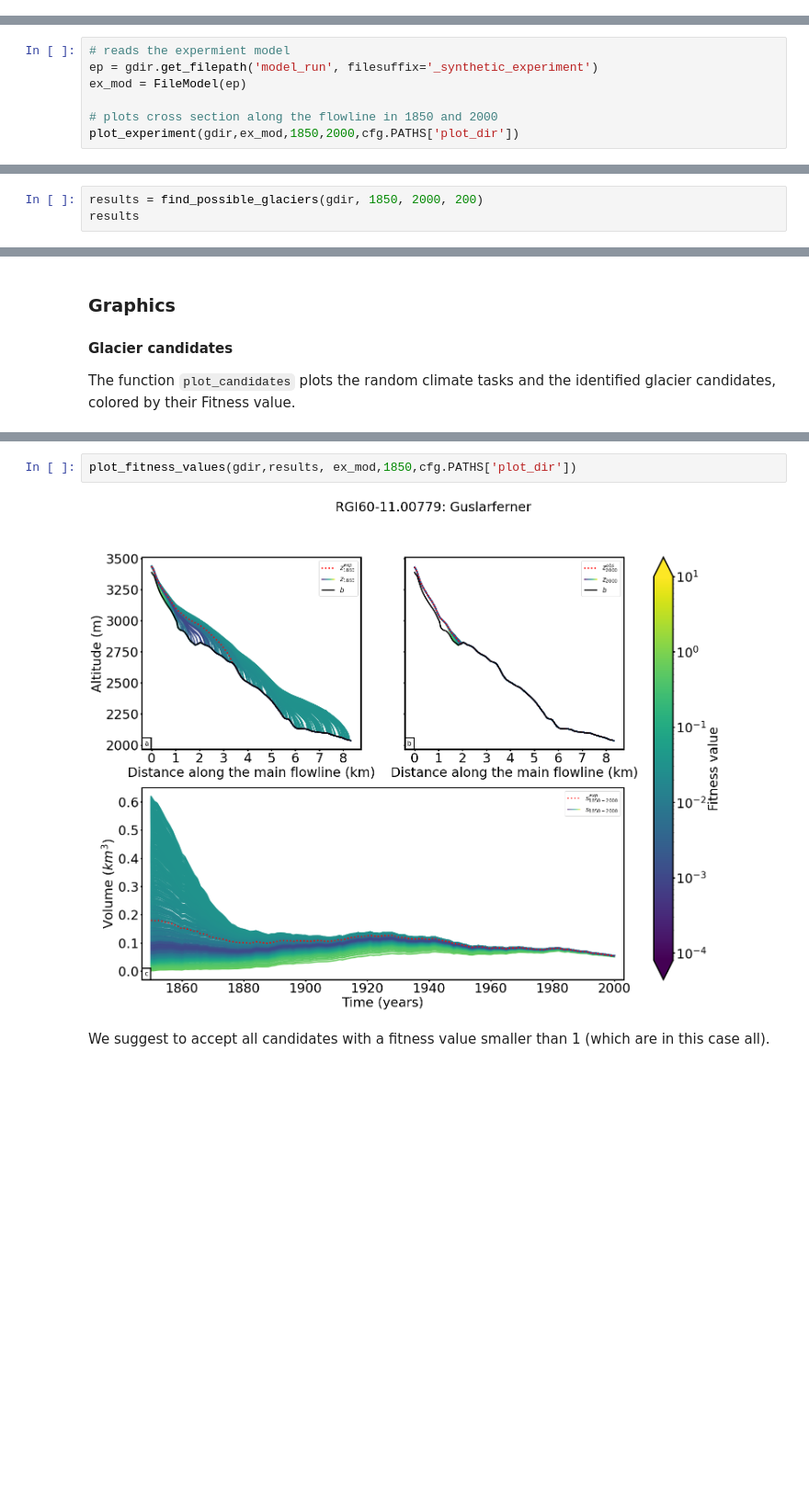
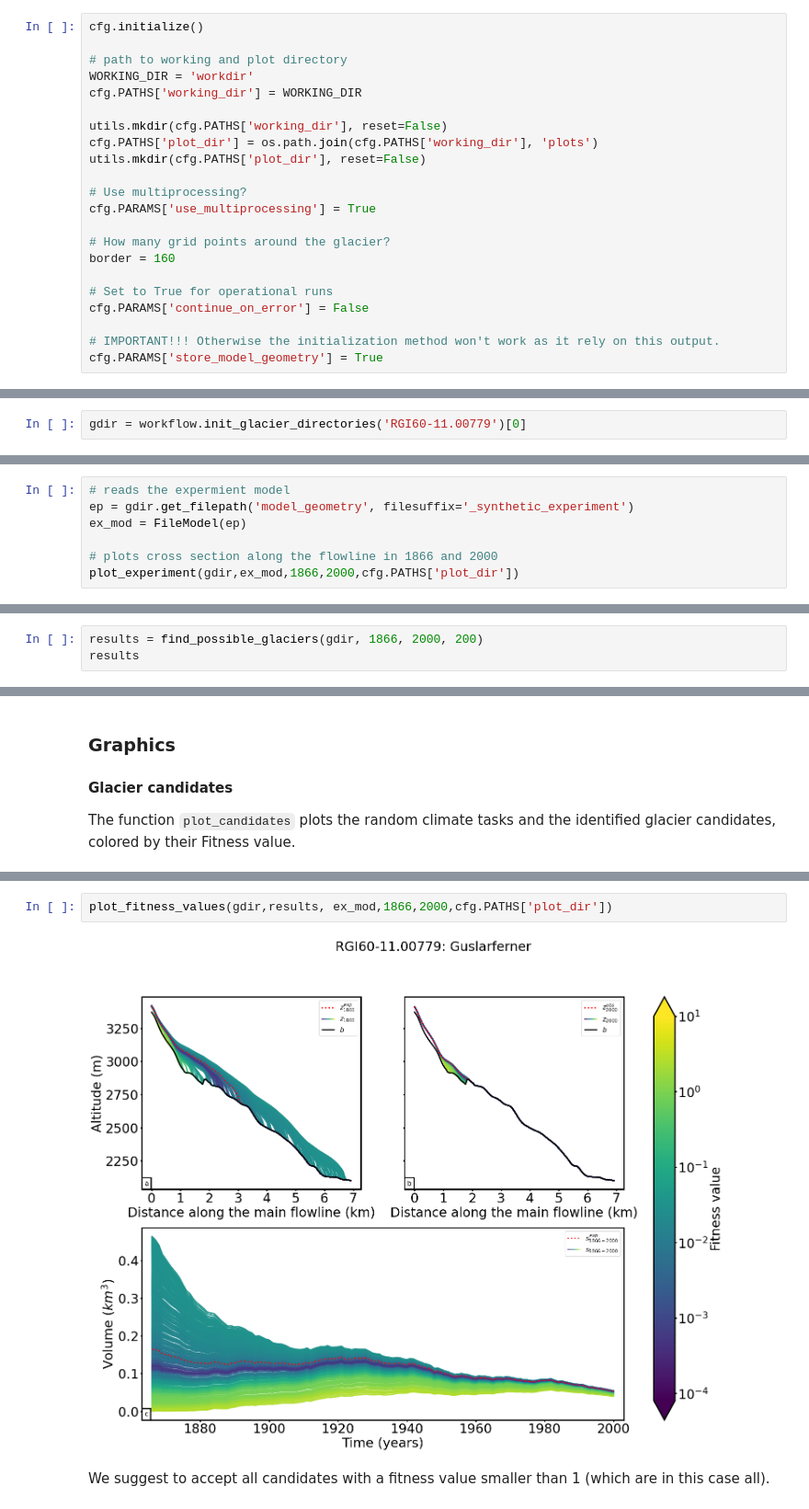
Before and after one commit to OGGM/initialization, a Jupyter notebook: examples/1_synthetic_experiments.ipynb, the cells around one changed output, grey strips where cells are left out. Shown at 92% size. Cells and saved outputs as stored; diff of their text form; blank space fills up the shorter version.

```diff
--- a/examples/1_synthetic_experiments.ipynb
+++ b/examples/1_synthetic_experiments.ipynb
@@ -64,0 +31,22 @@ The glacier outlines are obtained from the Randolph Glacier Inventory. We here u
+# %%
+cfg.initialize()
+
+# path to working and plot directory
+WORKING_DIR = 'workdir'
+cfg.PATHS['working_dir'] = WORKING_DIR
+
+utils.mkdir(cfg.PATHS['working_dir'], reset=False)
+cfg.PATHS['plot_dir'] = os.path.join(cfg.PATHS['working_dir'], 'plots')
+utils.mkdir(cfg.PATHS['plot_dir'], reset=False)
+
+# Use multiprocessing?
+cfg.PARAMS['use_multiprocessing'] = True
+
+# How many grid points around the glacier?
+border = 160
+
+# Set to True for operational runs
+cfg.PARAMS['continue_on_error'] = False
+
+# IMPORTANT!!! Otherwise the initialization method won't work as it rely on this output.
+cfg.PARAMS['store_model_geometry'] = True
@@ -100,3 +123,5 @@ gdir
 # %% [markdown]
 ### Synthetic experiments
 We use synthetic experiments to test the performance of our method. As the method is still under developpment, we recommend to use the method only in combination with the synthetic experiments. Otherwise it is not guaranteed, that the glacier candidates converge towards the observation and wrong reconstructions could result. A further development of the method allowing the reconstruction of real-world cases is already under developement and will follow soon.
+# %%
+gdir = workflow.init_glacier_directories('RGI60-11.00779')[0]
@@ -110,8 +141,8 @@ A glacier for the year 1850 is created by running a random climate task with the
 # %%
 # reads the expermient model
-ep = gdir.get_filepath('model_run', filesuffix='_synthetic_experiment')
+ep = gdir.get_filepath('model_geometry', filesuffix='_synthetic_experiment')
 ex_mod = FileModel(ep)
 
-# plots cross section along the flowline in 1850 and 2000
-plot_experiment(gdir,ex_mod,1850,2000,cfg.PATHS['plot_dir'])
+# plots cross section along the flowline in 1866 and 2000
+plot_experiment(gdir,ex_mod,1866,2000,cfg.PATHS['plot_dir'])
 # %% [output]
@@ -147,6 +195,6 @@ The output is a `panda.DataFrame()` with following informations for each tested
 
 From the FileModel all required inforamtions (e.g. volume, area, length, surface elevations at grid points) can be obtained. All previous model_runs will be saved and stored in a new directory named by the initialization year. If the function should be run a second time for the same glacier (e.g. with more candidates), the algorithm first checks, if this model_run was already done and reads the corresponding FileModel, if this is the case. Hereby it is avoided that the same runs will be run twice. Let's try this out and run the same function again ...
 # %%
-results = find_possible_glaciers(gdir, 1850, 2000, 200)
+results = find_possible_glaciers(gdir, 1866, 2000, 200)
 results
 # %% [output]
@@ -177,7 +233,7 @@ The function `plot_surface` plot the cross-Section along the main flowline of al
 # %%
-plot_fitness_values(gdir,results, ex_mod,1850,cfg.PATHS['plot_dir'])
+plot_fitness_values(gdir,results, ex_mod,1866,2000,cfg.PATHS['plot_dir'])
 # %% [output]
-[figure, old version]
+[figure, new version]
 # %% [markdown]
 We suggest to accept all candidates with a fitness value smaller than 1 (which are in this case all).
 # %%
```
Also changed, not shown: parts of 23 cells of this notebook, 3 other files.
